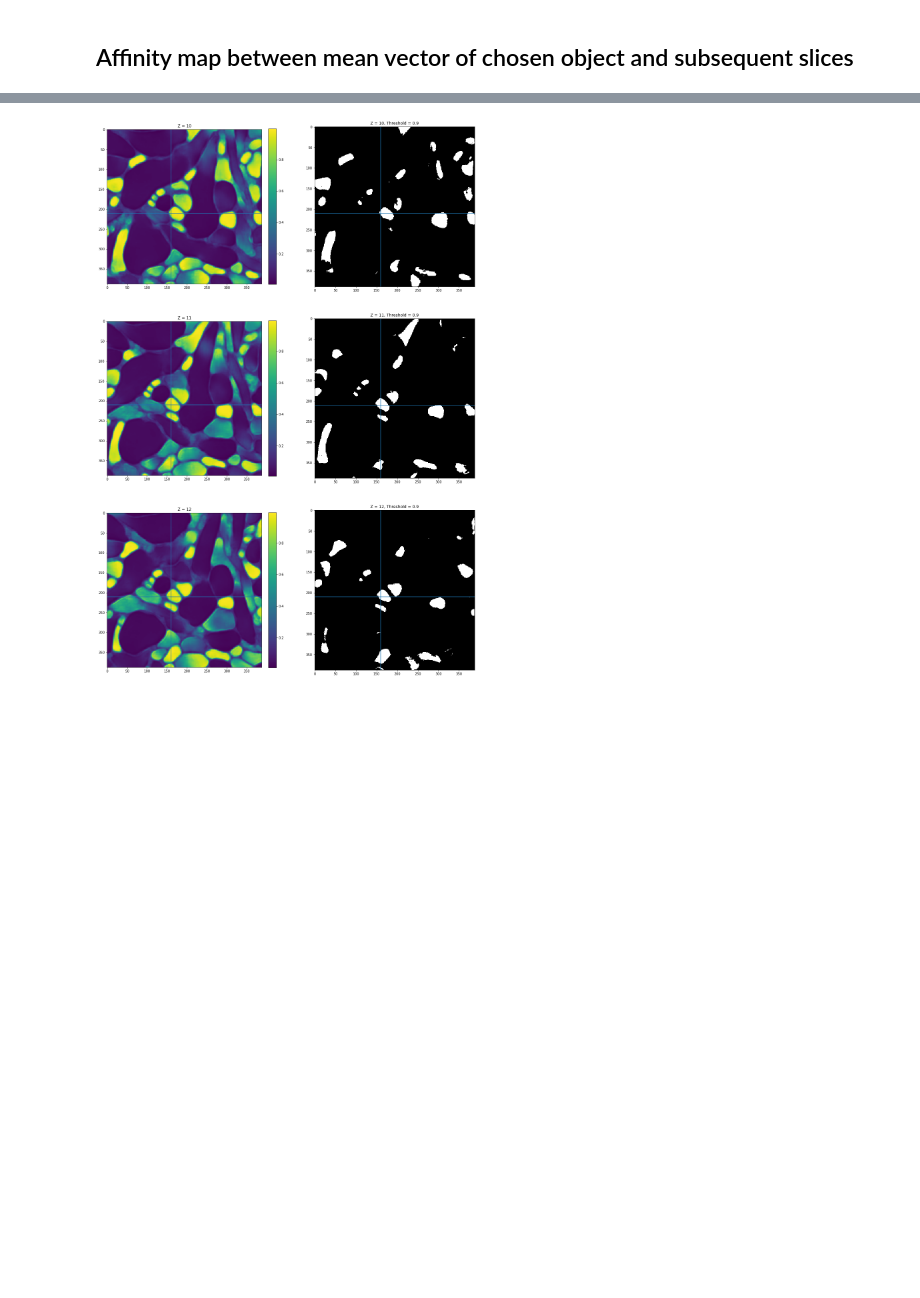
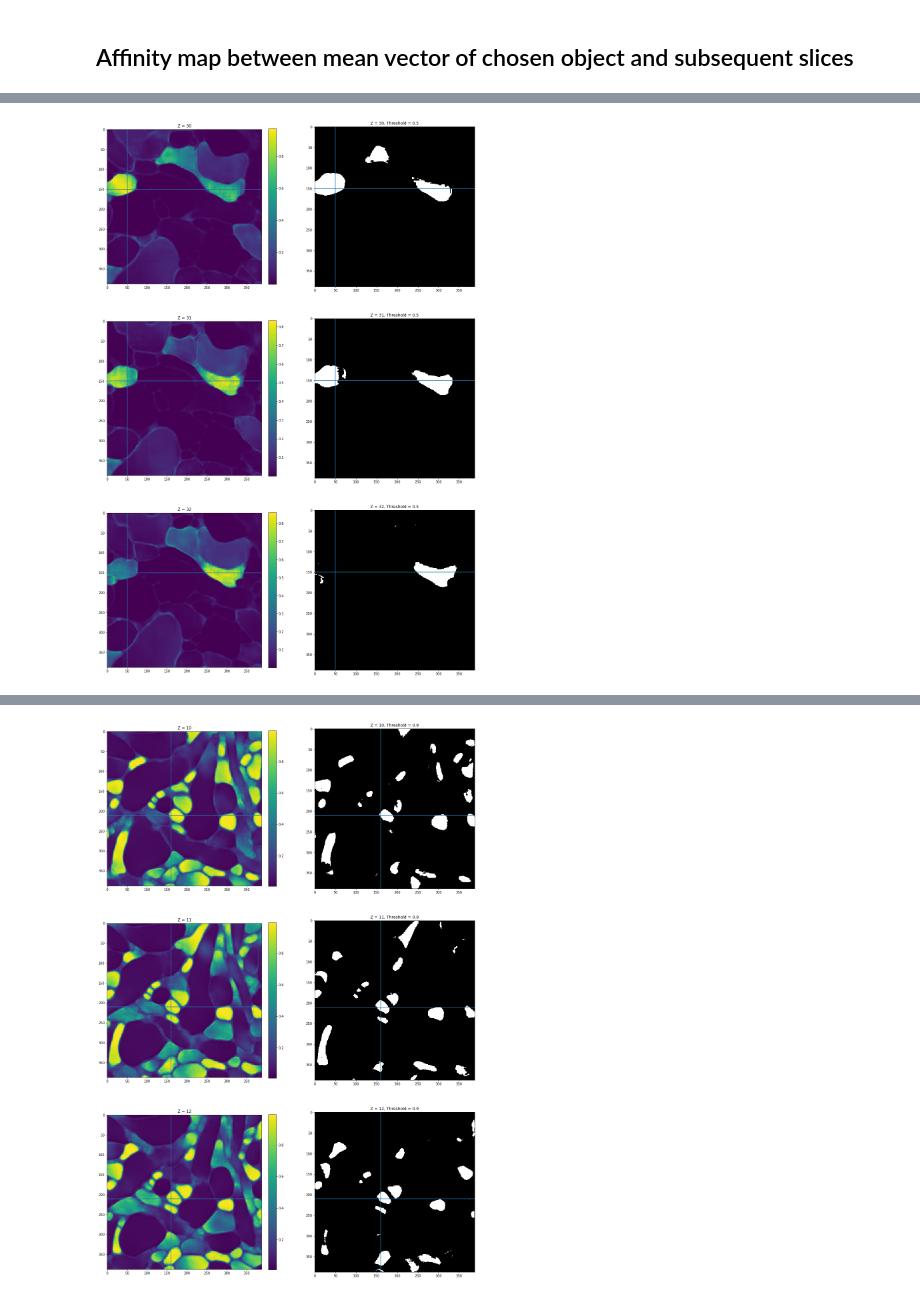
Before and after one commit to seung-lab/metric_segmentation, a Jupyter notebook: analysis/affinity_map.ipynb, the cells around one changed output, grey strips where cells are left out. Drawn from its saved outputs; the diff is of its cells as text; code cells hidden in the pictures; blank space fills up the shorter version.

```diff
--- a/analysis/affinity_map.ipynb
+++ b/analysis/affinity_map.ipynb
@@ -162,0 +171,68 @@ plt.show()
+# %%
+"""Show affinity maps for chosen vectors"""
+# Chose vectors
+# N = 20,21,22
+c1 = (210,160)
+#c1 = (75, 300)
+#c1 = (360,350)
+#c1 = (175,140)
+#c1 = (300,50)
+#c1=(150,50)
+#c1=(195,165)
+#c1 = (125,175)
+#c1 = (160,300)
+
+# N=30,31,32
+c1 = (50,200)
+c1 = (50,300)
+c1 = (150,50)
+v1 = vectors_dev[2**20*slc_ID + seg_img[c1[0], c1[1]]]
+
+thresh = 0.5Hey Ryan, you have any
+
+plt.figure(figsize=(20,30))
+amap = affinity(v1, vec_dev)
+plt.subplot(321)
+plt.title("Z = {}".format(slc_ID))
+plt.imshow(amap)
+plt.colorbar(fraction=0.046, pad=0.04)
+plt.axhline(c1[0])
+plt.axvline(c1[1])
+
+plt.subplot(322)
+plt.title("Z = {}, Threshold = {}".format(slc_ID, thresh))
+plt.imshow(amap>thresh,cmap='gray')
+plt.axhline(c1[0])
+plt.axvline(c1[1])
+
+amap = affinity(v1, vec_dev2)
+plt.subplot(323)
+plt.title("Z = {}".format(slc_ID2))
+plt.imshow(amap)
+plt.colorbar(fraction=0.046, pad=0.04)
+plt.axhline(c1[0])
+plt.axvline(c1[1])
+
+plt.subplot(324)
+plt.title("Z = {}, Threshold = {}".format(slc_ID2, thresh))
+plt.imshow(amap>thresh,cmap='gray')
+plt.axhline(c1[0])
+plt.axvline(c1[1])
+
+amap = affinity(v1, vec_dev3)
+plt.subplot(325)
+plt.title("Z = {}".format(slc_ID3))
+plt.imshow(amap)
+plt.colorbar(fraction=0.046, pad=0.04)
+plt.axhline(c1[0])
+plt.axvline(c1[1])
+
+plt.subplot(326)
+plt.title("Z = {}, Threshold = {}".format(slc_ID3, thresh))
+plt.imshow(amap>thresh,cmap='gray')
+plt.axhline(c1[0])
+plt.axvline(c1[1])
+
+plt.show()
+# %% [output]
+[figure, added]
```
Also changed, not shown: parts of 6 cells of this notebook, 1 other file.
